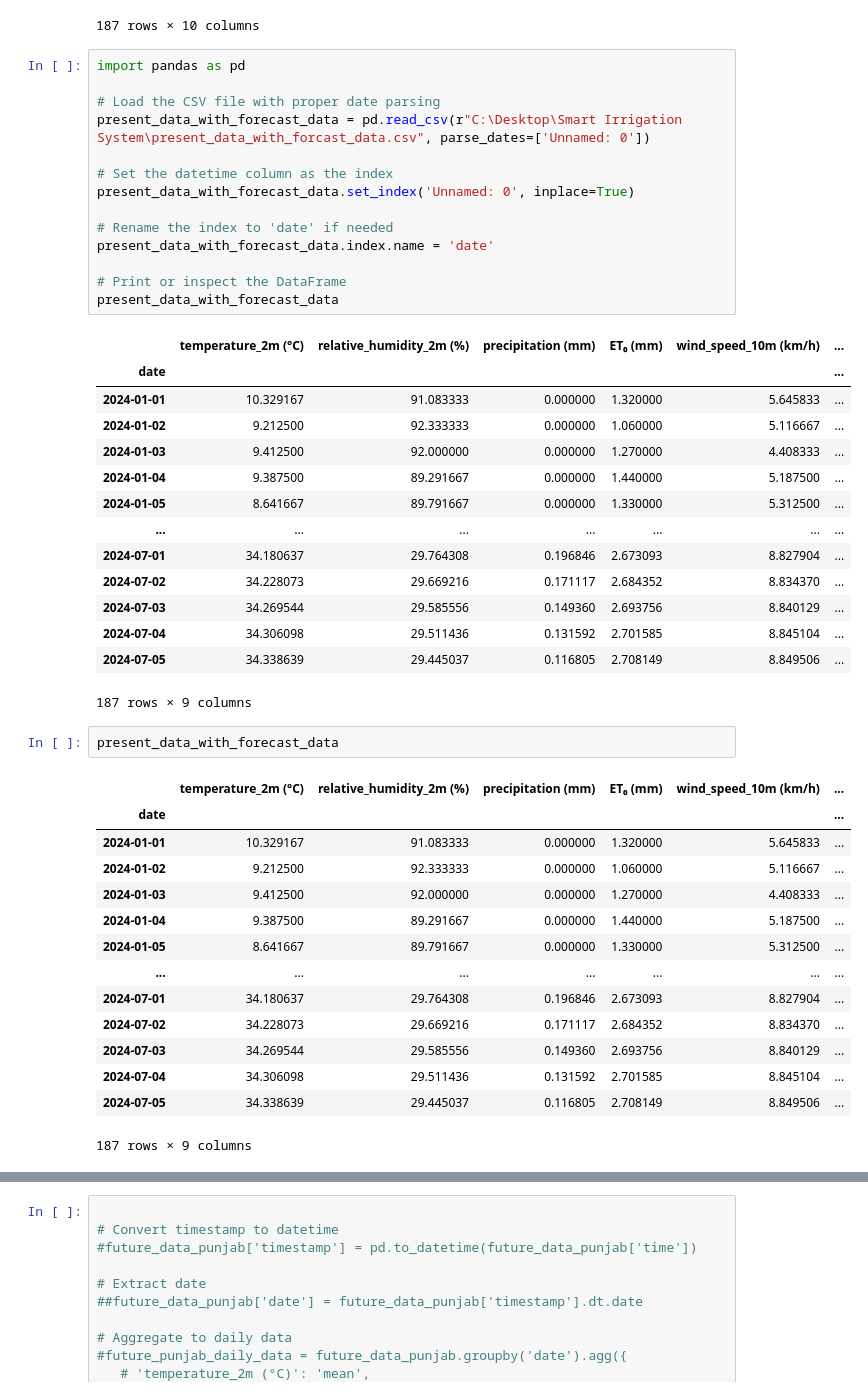
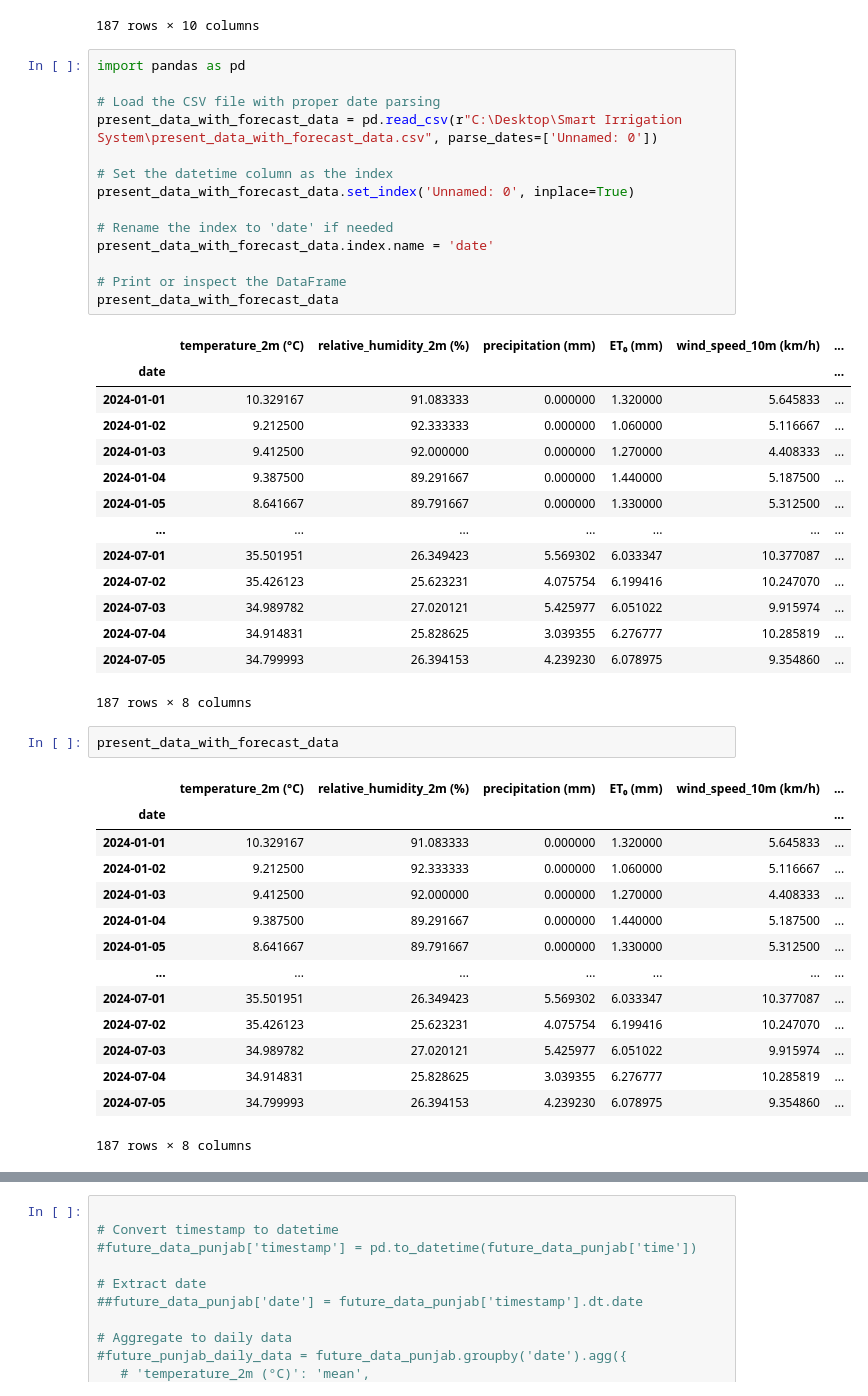
Before and after one commit to Godwin-Oti/Smart-Irrigation-System, a Jupyter notebook: Punjab_India/PUNJAB_2.ipynb, the cells around one changed output, grey strips where cells are left out. Saved outputs shown, nothing was run; the diff lists cells and outputs as text.

```diff
--- a/Punjab_India/PUNJAB_2.ipynb
+++ b/Punjab_India/PUNJAB_2.ipynb
@@ -767,32 +767,32 @@ present_data_with_forecast_data
 # %%
 import pandas as pd
 
 # Load the CSV file with proper date parsing
-present_data_with_forecast_data = pd.read_csv(r"C:\Desktop\Smart Irrigation System\present_data_with_forcast_data.csv", parse_dates=['Unnamed: 0'])
+present_data_with_forecast_data = pd.read_csv(r"C:\Desktop\Smart Irrigation System\present_data_with_forecast_data.csv", parse_dates=['Unnamed: 0'])
 
 # Set the datetime column as the index
 present_data_with_forecast_data.set_index('Unnamed: 0', inplace=True)
 
 # Rename the index to 'date' if needed
 present_data_with_forecast_data.index.name = 'date'
 
 # Print or inspect the DataFrame
 present_data_with_forecast_data
 # %% [output]
 |  | temperature_2m (°C) | relative_humidity_2m (%) | precipitation (mm) | ET₀ (mm) | wind_speed_10m (km/h) | ... |
 | date |  |  |  |  |  | ... |
 | 2024-01-01 | 10.329167 | 91.083333 | 0.000000 | 1.320000 | 5.645833 | ... |
 | 2024-01-02 | 9.212500 | 92.333333 | 0.000000 | 1.060000 | 5.116667 | ... |
 | 2024-01-03 | 9.412500 | 92.000000 | 0.000000 | 1.270000 | 4.408333 | ... |
 | 2024-01-04 | 9.387500 | 89.291667 | 0.000000 | 1.440000 | 5.187500 | ... |
 | 2024-01-05 | 8.641667 | 89.791667 | 0.000000 | 1.330000 | 5.312500 | ... |
 | ... | ... | ... | ... | ... | ... | ... |
-| 2024-07-01 | 34.180637 | 29.764308 | 0.196846 | 2.673093 | 8.827904 | ... |
-| 2024-07-02 | 34.228073 | 29.669216 | 0.171117 | 2.684352 | 8.834370 | ... |
-| 2024-07-03 | 34.269544 | 29.585556 | 0.149360 | 2.693756 | 8.840129 | ... |
-| 2024-07-04 | 34.306098 | 29.511436 | 0.131592 | 2.701585 | 8.845104 | ... |
-| 2024-07-05 | 34.338639 | 29.445037 | 0.116805 | 2.708149 | 8.849506 | ... |
+| 2024-07-01 | 35.501951 | 26.349423 | 5.569302 | 6.033347 | 10.377087 | ... |
+| 2024-07-02 | 35.426123 | 25.623231 | 4.075754 | 6.199416 | 10.247070 | ... |
+| 2024-07-03 | 34.989782 | 27.020121 | 5.425977 | 6.051022 | 9.915974 | ... |
+| 2024-07-04 | 34.914831 | 25.828625 | 3.039355 | 6.276777 | 10.285819 | ... |
+| 2024-07-05 | 34.799993 | 26.394153 | 4.239230 | 6.078975 | 9.354860 | ... |
-187 rows × 9 columns
+187 rows × 8 columns
 # %%
 present_data_with_forecast_data
 # %% [output]
@@ -804,12 +804,12 @@ present_data_with_forecast_data
 | 2024-01-04 | 9.387500 | 89.291667 | 0.000000 | 1.440000 | 5.187500 | ... |
 | 2024-01-05 | 8.641667 | 89.791667 | 0.000000 | 1.330000 | 5.312500 | ... |
 | ... | ... | ... | ... | ... | ... | ... |
-| 2024-07-01 | 34.180637 | 29.764308 | 0.196846 | 2.673093 | 8.827904 | ... |
-| 2024-07-02 | 34.228073 | 29.669216 | 0.171117 | 2.684352 | 8.834370 | ... |
-| 2024-07-03 | 34.269544 | 29.585556 | 0.149360 | 2.693756 | 8.840129 | ... |
-| 2024-07-04 | 34.306098 | 29.511436 | 0.131592 | 2.701585 | 8.845104 | ... |
-| 2024-07-05 | 34.338639 | 29.445037 | 0.116805 | 2.708149 | 8.849506 | ... |
+| 2024-07-01 | 35.501951 | 26.349423 | 5.569302 | 6.033347 | 10.377087 | ... |
+| 2024-07-02 | 35.426123 | 25.623231 | 4.075754 | 6.199416 | 10.247070 | ... |
+| 2024-07-03 | 34.989782 | 27.020121 | 5.425977 | 6.051022 | 9.915974 | ... |
+| 2024-07-04 | 34.914831 | 25.828625 | 3.039355 | 6.276777 | 10.285819 | ... |
+| 2024-07-05 | 34.799993 | 26.394153 | 4.239230 | 6.078975 | 9.354860 | ... |
-187 rows × 9 columns
+187 rows × 8 columns
 # %%
 present_data_with_forecast_data.tail(10)
 # %% [output]
```
Also changed, not shown: parts of 17 cells of this notebook, 3 other files.
